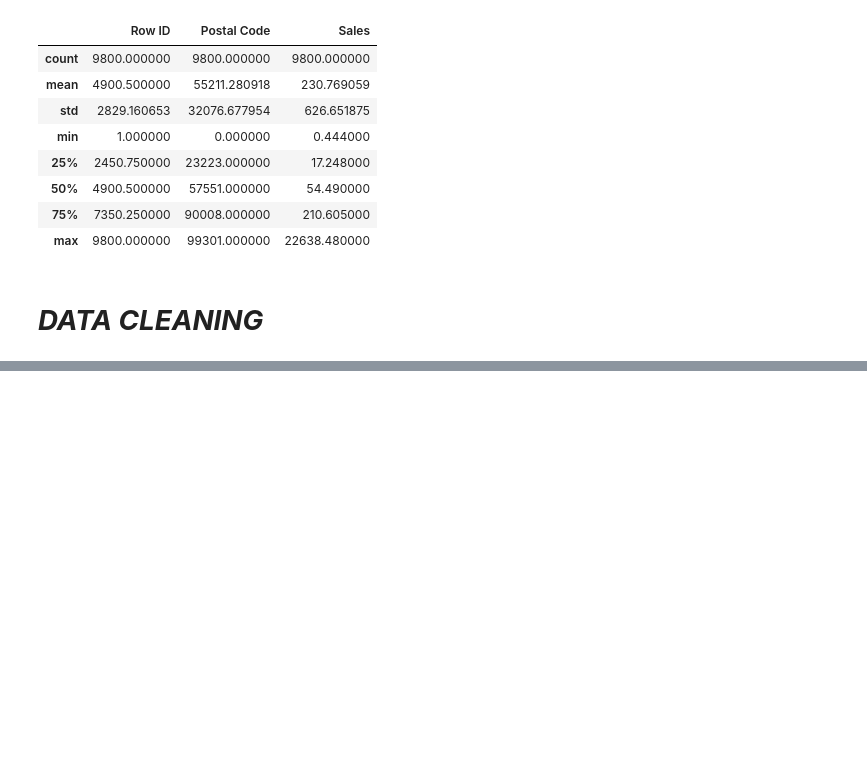
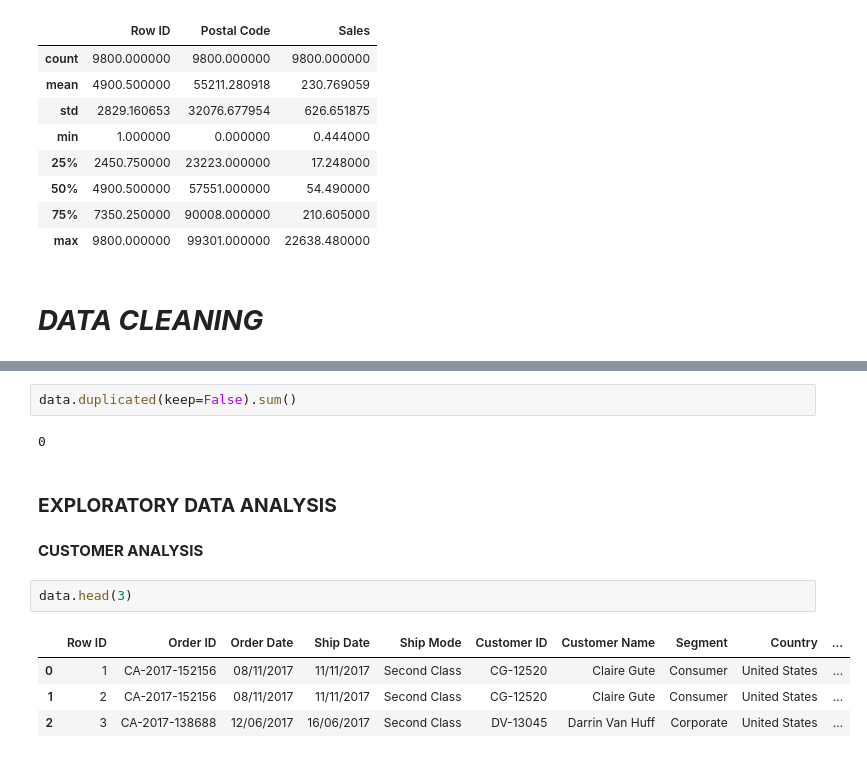
Before and after one commit to brianisinga/data-analysis-with-python, a Jupyter notebook: stock analysis.ipynb, the cells around one changed output, grey strips where cells are left out. Drawn from its saved outputs; the diff is of its cells as text; blank space fills up the shorter version.

```diff
--- a/stock analysis.ipynb
+++ b/stock analysis.ipynb
@@ -84,0 +94,15 @@ data.describe()
+# %%
+data.duplicated(keep=False).sum()
+# %% [output]
+0
+# %% [markdown]
+### **EXPLORATORY DATA ANALYSIS**
+# %% [markdown]
+**CUSTOMER ANALYSIS**
+# %%
+data.head(3)
+# %% [output]
+|  | Row ID | Order ID | Order Date | Ship Date | Ship Mode | Customer ID | Customer Name | Segment | Country | ... |
+| 0 | 1 | CA-2017-152156 | 08/11/2017 | 11/11/2017 | Second Class | CG-12520 | Claire Gute | Consumer | United States | ... |
+| 1 | 2 | CA-2017-152156 | 08/11/2017 | 11/11/2017 | Second Class | CG-12520 | Claire Gute | Consumer | United States | ... |
+| 2 | 3 | CA-2017-138688 | 12/06/2017 | 16/06/2017 | Second Class | DV-13045 | Darrin Van Huff | Corporate | United States | ... |
```
Also changed, not shown: parts of 6 cells of this notebook.
